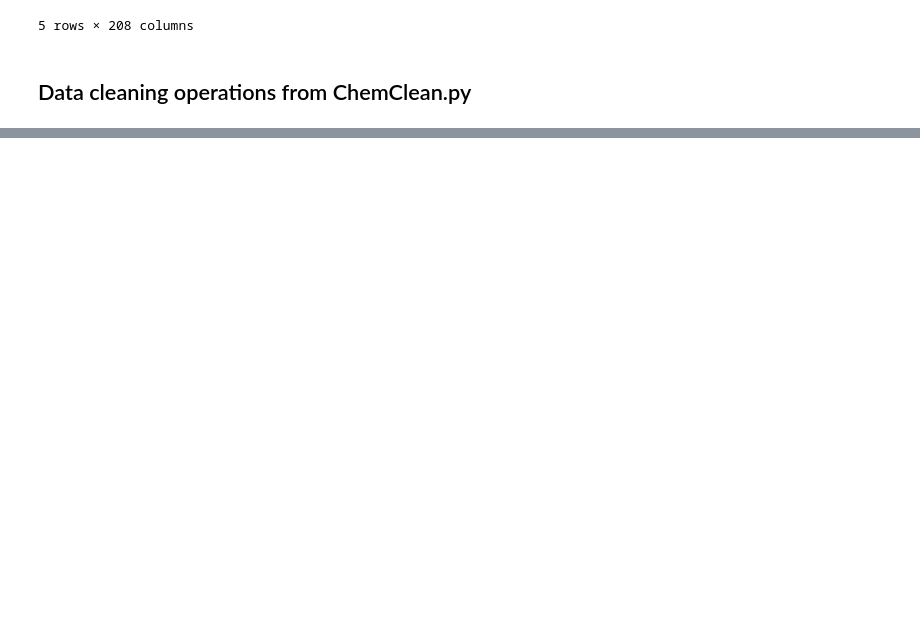
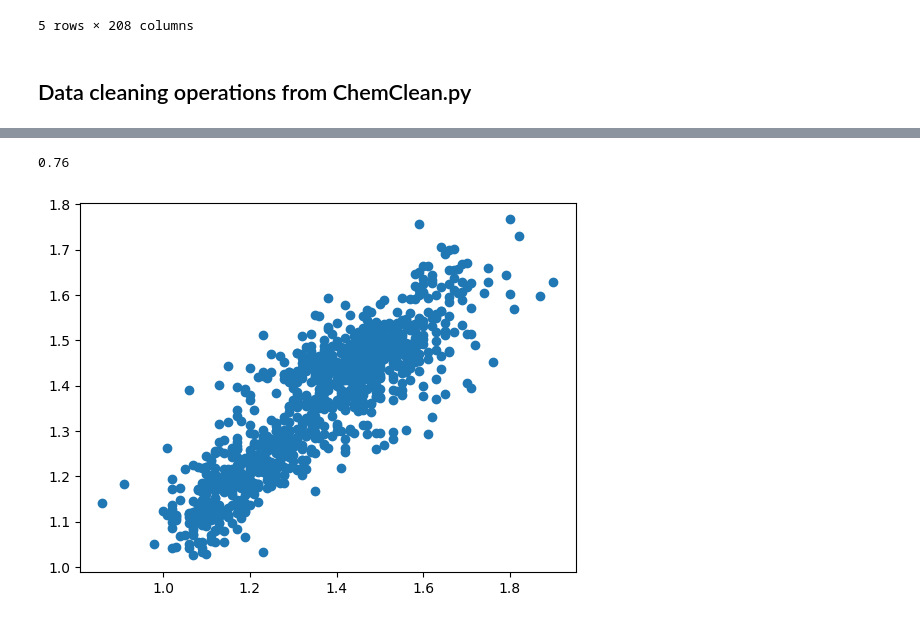
Before and after one commit to adisun94/DataScience, a Jupyter notebook: MoleculeReductionPotential.ipynb, the cells around one changed output, grey strips where cells are left out. Saved outputs shown, nothing was run; the diff lists cells and outputs as text; code cells hidden in the pictures; blank space fills up the shorter version.

Commit message:
linear regression

```diff
--- a/MoleculeReductionPotential.ipynb
+++ b/MoleculeReductionPotential.ipynb
@@ -85,6 +101,7 @@ Dropped 78 features with correlation coeff. > 0.50
 # %%
-p=0.05
-target=data['ERed'][:100]
+p=0.02
+target=data['ERed'][:5000]
 features=df_model.copy()
 features.shape
+features.head()
 # %% [output]
@@ -117,0 +145,37 @@ Index(['MaxEStateIndex', 'MinEStateIndex', 'PEOE_VSA1', 'PEOE_VSA10',
+# %%
+X_train, X_test, y_train, y_test = train_test_split(features, target, test_size=0.2, random_state=42)
+# %%
+# This cell trains the entire dataset using Linear Regression.
+
+features_std = StandardScaler().fit_transform(features)
+
+lr = LinearRegression()
+lr.fit(X_train,y_train)
+ypred=lr.predict(X_train)
+r2=np.round(r2_score(y_train,ypred),3)
+pot_min=target.min()-0.05
+pot_max=target.max()+0.05
+fig=px.scatter(x=y_train,y=ypred,
+           range_x=[pot_min,pot_max],
+           range_y=[pot_min,pot_max],
+              width=500, height=500)
+fig.add_scatter(x=np.linspace(pot_min,pot_max,1000),
+                y=np.linspace(pot_min,pot_max,1000),line_color='black',showlegend=False,line_dash='dash')
+fig.update_xaxes(tickvals=np.linspace(0.8,2,7),title='Reduction potential from DFT (V)')
+fig.update_yaxes(tickvals=np.linspace(0.8,2,7),title='Reduction potential from model (V)')
+fig.update_layout(title='Linear Regression', title_x=0.5)
+fig.add_annotation(
+
+        text='R2 = '+str(r2),
+
+        font=dict(
+            size=12,
+            color='red'
+            ),
+        showarrow=False,
+         xref="paper", yref="paper",
+        x=0.8, y=0.97
+
+        )
+
+fig.show()
@@ -117,0 +184,6 @@ Index(['MaxEStateIndex', 'MinEStateIndex', 'PEOE_VSA1', 'PEOE_VSA10',
+# %%
+plt.scatter(y_test,lr.predict(X_test))
+np.round(r2_score(y_test,lr.predict(X_test)),3)
+# %% [output]
+0.76
+[figure, added]
```
Also changed, not shown: parts of 17 cells of this notebook.
